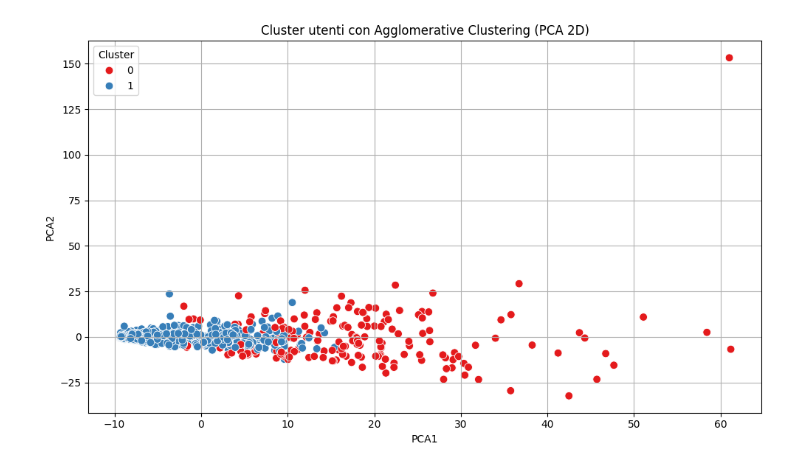
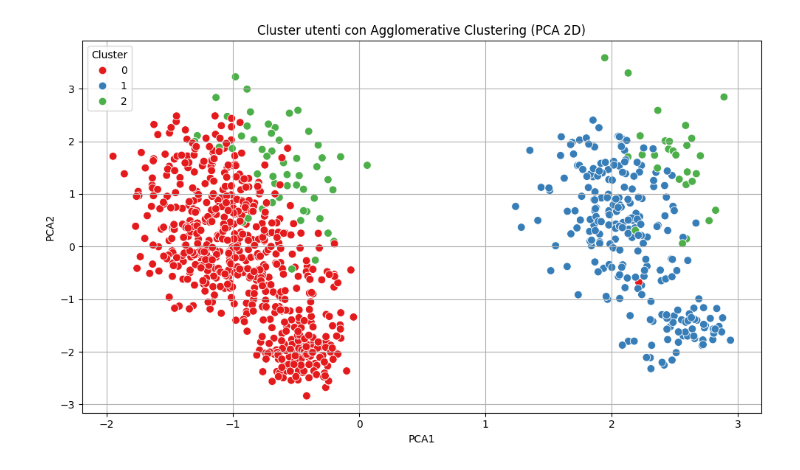
Before and after one commit to ChrisLoc2001/Recommender-Systems, a Jupyter notebook: Content/content-based_Aggl.ipynb, the cells around one changed output. Cells and saved outputs as stored; diff of their text form; code cells hidden in the pictures.

```diff
--- a/Content/content-based_Aggl.ipynb
+++ b/Content/content-based_Aggl.ipynb
@@ -63 +63,6 @@ df_le = user[['user_id','age','gender_le','occupation_le', 'zip_le']]
 #df_le
+# %%
+#BINARY ENCODER
+be = BinaryEncoder(cols=['gender','occupation','zip_code'], return_df=True)
+df_be = be.fit_transform(user[['age', 'gender','occupation','zip_code']])
+#df_be
@@ -64,7 +100,7 @@ df_le = user[['user_id','age','gender_le','occupation_le', 'zip_le']]
 # %%
 # 4. Standardizzazione
 scaler = StandardScaler()
-X_scaled = scaler.fit_transform(X)
+X_scaled = scaler.fit_transform(df_be)
 # %%
 # 6. Trova numero ottimale di cluster via Silhouette Score
 sil_scores = []
@@ -105,8 +134,8 @@ invalid value encountered in matmul
 # %%
 # 7. Applica AgglomerativeClustering
 agg_final = AgglomerativeClustering(n_clusters=optimal_k, linkage='ward')
-merged['cluster_agg'] = agg_final.fit_predict(X_scaled)
+user['cluster'] = agg_final.fit_predict(X_scaled)
 # %%
 pca = PCA(n_components=3)
 components = pca.fit_transform(X_scaled)
-merged[['PCA1','PCA2','PCA3']] = components
+user[['PCA1','PCA2','PCA3']] = components
@@ -131,13 +142,13 @@ invalid value encountered in matmul
 # %%
 # 9. Plot dei cluster
 plt.figure(figsize=(10,6))
-sns.scatterplot(data=merged, x='PCA1', y='PCA2', hue='cluster_agg', palette='Set1', s=60)
+sns.scatterplot(data=user, x='PCA1', y='PCA2', hue='cluster', palette='Set1', s=60)
 plt.title('Cluster utenti con Agglomerative Clustering (PCA 2D)')
 plt.xlabel('PCA1')
 plt.ylabel('PCA2')
 plt.legend(title='Cluster')
 plt.grid(True)
 plt.tight_layout()
 plt.show()
 # %% [output]
-[figure, old version]
+[figure, new version]
```
Also changed, not shown: parts of 12 cells of this notebook, 2 other files.
